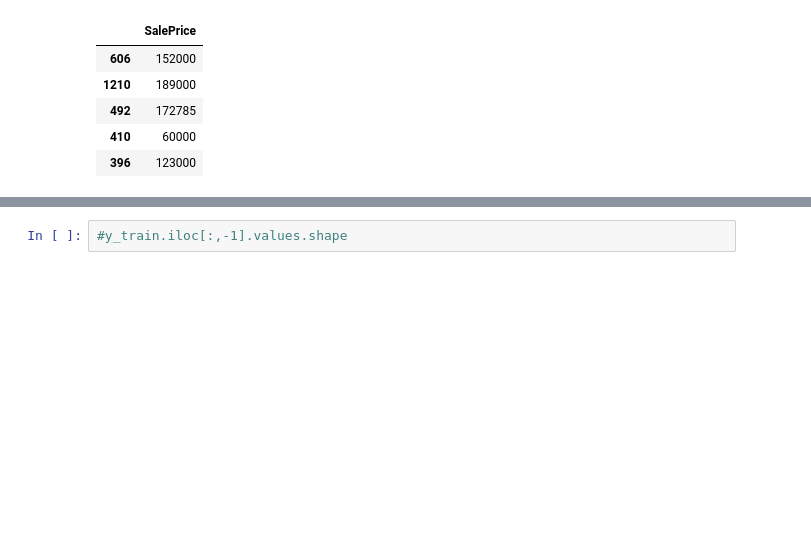
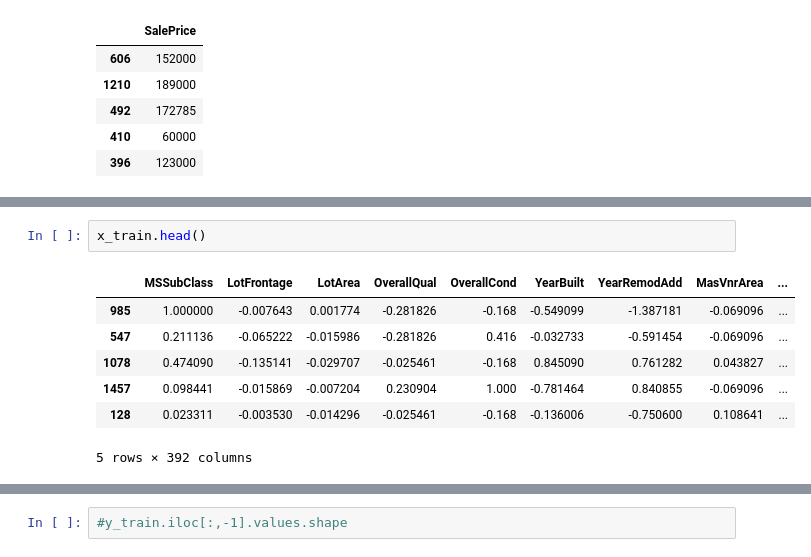
Before and after one commit to willnien10005914/VPA, a Jupyter notebook: housing.ipynb, the cells around one changed output, grey strips where cells are left out. Saved outputs shown, nothing was run; the diff lists cells and outputs as text; blank space fills up the shorter version.

```diff
--- a/housing.ipynb
+++ b/housing.ipynb
@@ -456,4 +501,14 @@ print(y_train.iloc[0,:].size)
 1
+# %%
+x_train.head()
+# %% [output]
+|  | MSSubClass | LotFrontage | LotArea | OverallQual | OverallCond | YearBuilt | YearRemodAdd | MasVnrArea | ... |
+| 985 | 1.000000 | -0.007643 | 0.001774 | -0.281826 | -0.168 | -0.549099 | -1.387181 | -0.069096 | ... |
+| 547 | 0.211136 | -0.065222 | -0.015986 | -0.281826 | 0.416 | -0.032733 | -0.591454 | -0.069096 | ... |
+| 1078 | 0.474090 | -0.135141 | -0.029707 | -0.025461 | -0.168 | 0.845090 | 0.761282 | 0.043827 | ... |
+| 1457 | 0.098441 | -0.015869 | -0.007204 | 0.230904 | 1.000 | -0.781464 | 0.840855 | -0.069096 | ... |
+| 128 | 0.023311 | -0.003530 | -0.014296 | -0.025461 | -0.168 | -0.136006 | -0.750600 | 0.108641 | ... |
+5 rows × 392 columns
 # %%
 x_valid.head()
 # %% [output]
```
Also changed, not shown: parts of 23 cells of this notebook.
